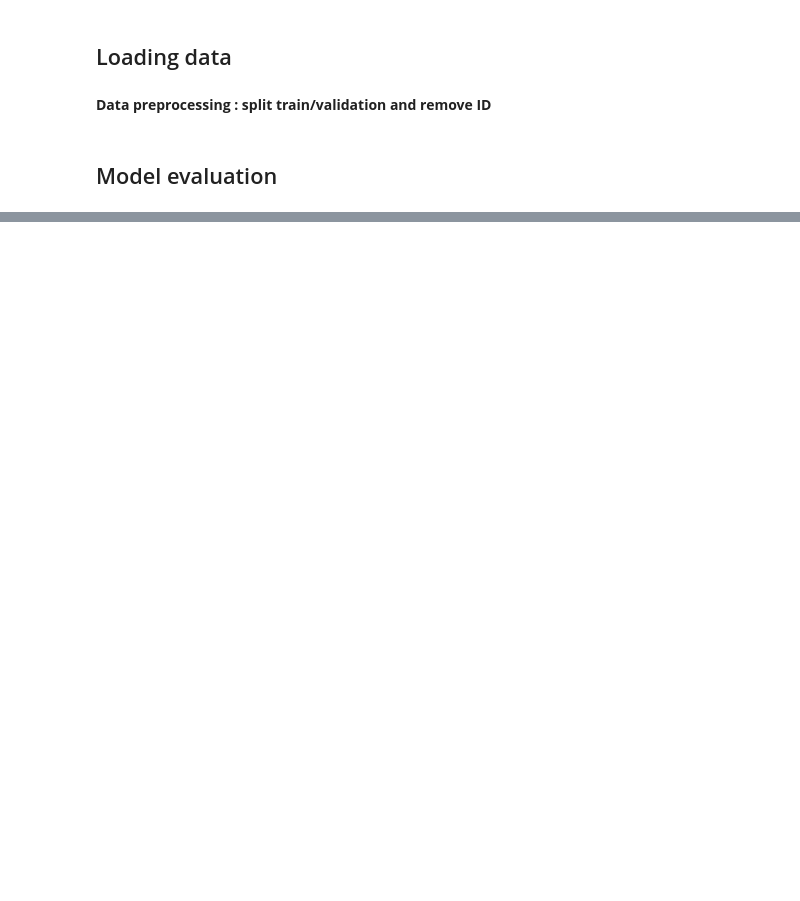
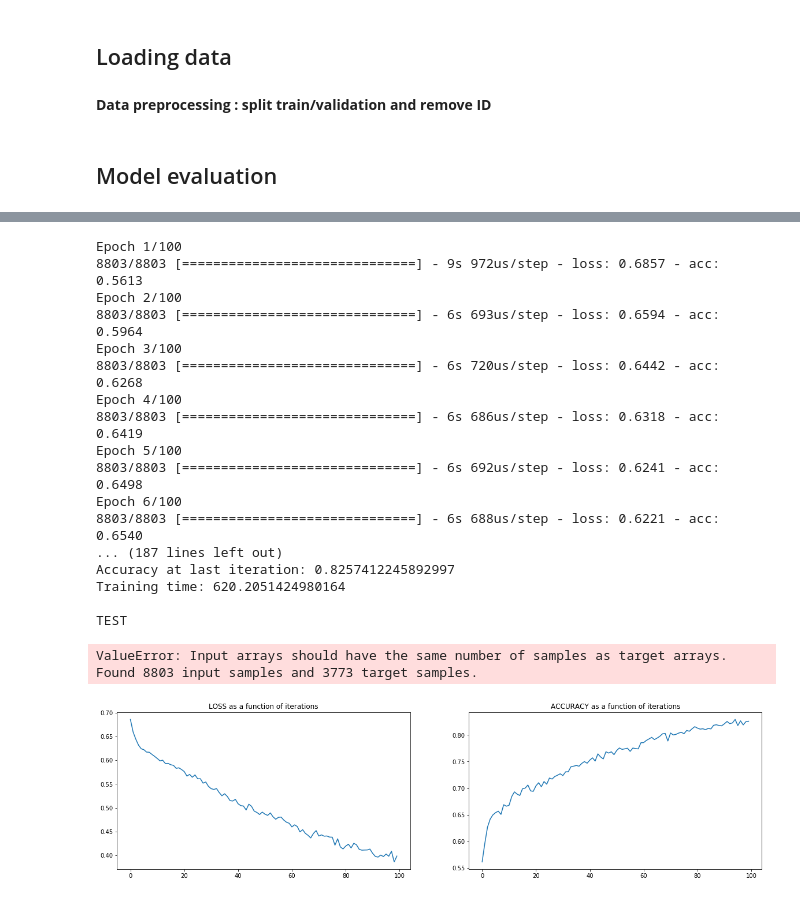
Before and after one commit to VictorSanh/NBA_Challenge, a Jupyter notebook: LSTM.ipynb, the cells around one changed output, grey strips where cells are left out. Drawn from its saved outputs; the diff is of its cells as text; code cells hidden in the pictures; blank space fills up the shorter version.

Commit message:
LSTM optimization not conclusive for the moment

```diff
--- a/LSTM.ipynb
+++ b/LSTM.ipynb
@@ -37,10 +39,12 @@ X_train, Y_train, X_val, Y_val = preprocess(Data_X_train, Data_Y_train, 0.7, Tru
 # %%
 nb_games_train = len(X_train)
 nb_games_val = len(X_val)
+
 X_train = X_train.reshape((nb_games_train, 4, 1440), order = 'F')
 X_val = X_val.reshape((nb_games_val, 4, 1440), order = 'F')
-# Y_train = np_utils.to_categorical(Y_train, 2)
-# Y_val = np_utils.to_categorical(Y_val, 2)
+
+Y_train = np_utils.to_categorical(Y_train, 2)
+Y_val = np_utils.to_categorical(Y_val, 2)
 # %%
 lstm_model = Sequential()
 lstm_model.add(LSTM(50, input_shape = (4, 1440)))
@@ -70,0 +261,68 @@ conv_model.save('models/lstm1.h5')
+# %%
+def descrp_stats(array, axis):
+    array_mean = array.mean(axis = axis)
+    array_max = array.max(axis = axis)
+    array_min = array.min(axis = axis)
+    array_std = array.std(axis = axis)
+
+    return np.hstack([array_mean, array_max, array_min, array_std])
+# %%
+X_train_stat_descrp = X_train.reshape((nb_games_train, 4, 10, -1), order = 'F')
+X_train_stat_descrp = descrp_stats(X_train_stat_descrp, 2)
+
+X_val_stat_descrp = X_val.reshape((nb_games_val, 4, 10, -1), order = 'F')
+X_val_stat_descrp = descrp_stats(X_val_stat_descrp, 2)
+# %%
+lstm_model = Sequential()
+lstm_model.add(LSTM(75, input_shape = (16, 144), dropout = 0.5))
+lstm_model.add(Dense(units = 10,
+                     activation = 'relu'))
+lstm_model.add(Dropout(0.5))
+lstm_model.add(Dense(units = 2,
+                activation='softmax'))
+# 	model.add(LSTM(neurons, batch_input_shape=(batch_size, X.shape[1], X.shape[2]), stateful=True, dropout=dropout))
+#Construct Loss
+lstm_model.compile(loss = losses.categorical_crossentropy,
+                     optimizer = 'adam',
+                     metrics = ['accuracy'])
+
+#Train
+start = time.time()
+training = lstm_model.fit(X_train_stat_descrp, Y_train, epochs = 100, batch_size = 32, verbose = True)
+end = time.time()
+
+f, (ax1, ax2) = plt.subplots(1, 2, figsize = (20, 5))
+ax1.plot(training.history['loss'])
+ax1.set_title('LOSS as a function of iterations')
+ax2.plot(training.history['acc'])
+ax2.set_title('ACCURACY as a function of iterations')
+
+print('TRAINING')
+print('Loss at last iteration: {}'.format(training.history['loss'][-1]))
+print('Accuracy at last iteration: {}'.format(training.history['acc'][-1]))
+print('Training time: {}'.format(end - start))
+
+print('\nTEST')
+evalu = lstm_model.evaluate(X_val_stat_descrp, Y_val)
+print('Loss: {}'.format(evalu[0]))
+print('Accuracy: {}'.format(evalu[1]))
+# %% [output]
+Epoch 1/100
+8803/8803 [==============================] - 9s 972us/step - loss: 0.6857 - acc: 0.5613
+Epoch 2/100
+8803/8803 [==============================] - 6s 693us/step - loss: 0.6594 - acc: 0.5964
+Epoch 3/100
+8803/8803 [==============================] - 6s 720us/step - loss: 0.6442 - acc: 0.6268
+Epoch 4/100
+8803/8803 [==============================] - 6s 686us/step - loss: 0.6318 - acc: 0.6419
+Epoch 5/100
+8803/8803 [==============================] - 6s 692us/step - loss: 0.6241 - acc: 0.6498
+Epoch 6/100
+8803/8803 [==============================] - 6s 688us/step - loss: 0.6221 - acc: 0.6540
+... (187 lines left out)
+Accuracy at last iteration: 0.8257412245892997
+Training time: 620.2051424980164
+
+TEST
+ValueError: Input arrays should have the same number of samples as target arrays. Found 8803 input samples and 3773 target samples.
+[figure, added]
```
Also changed, not shown: parts of 27 cells of this notebook, 3 other files.
